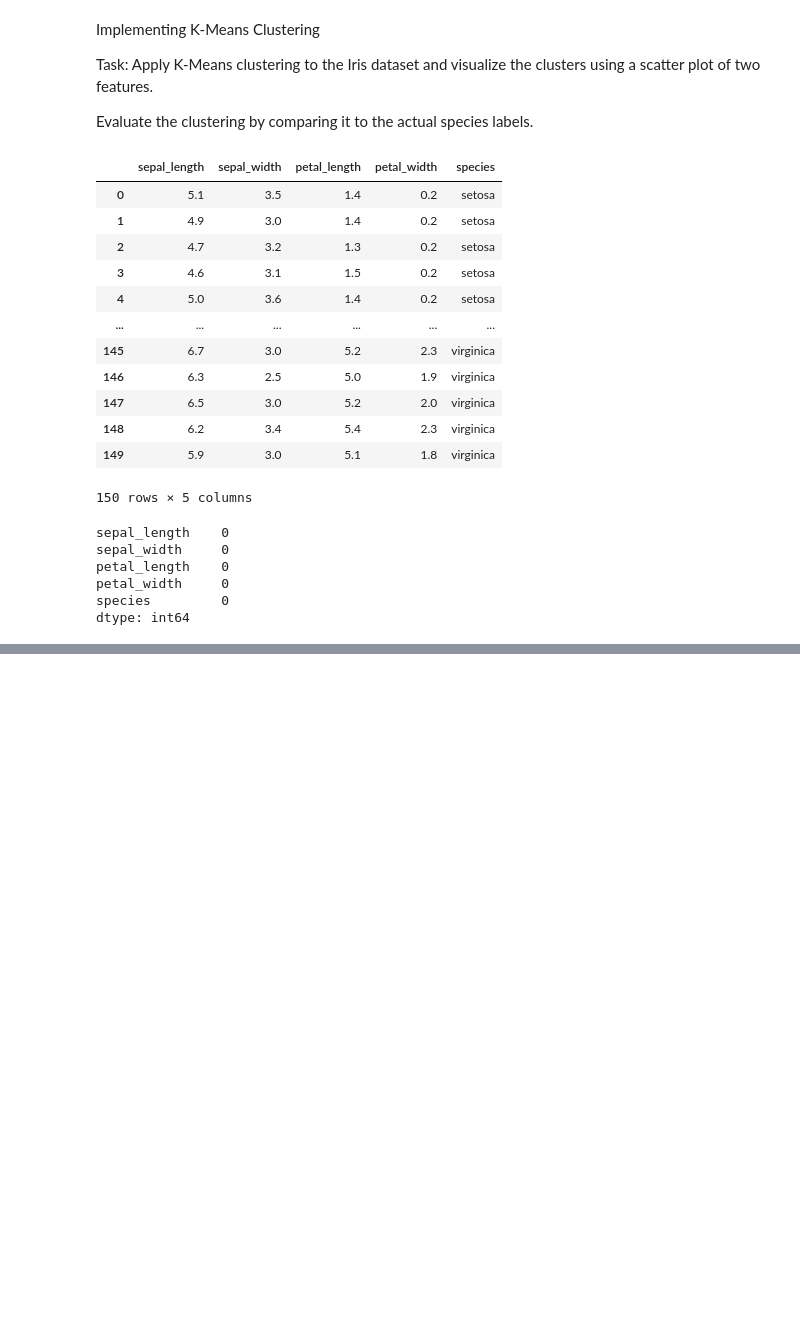
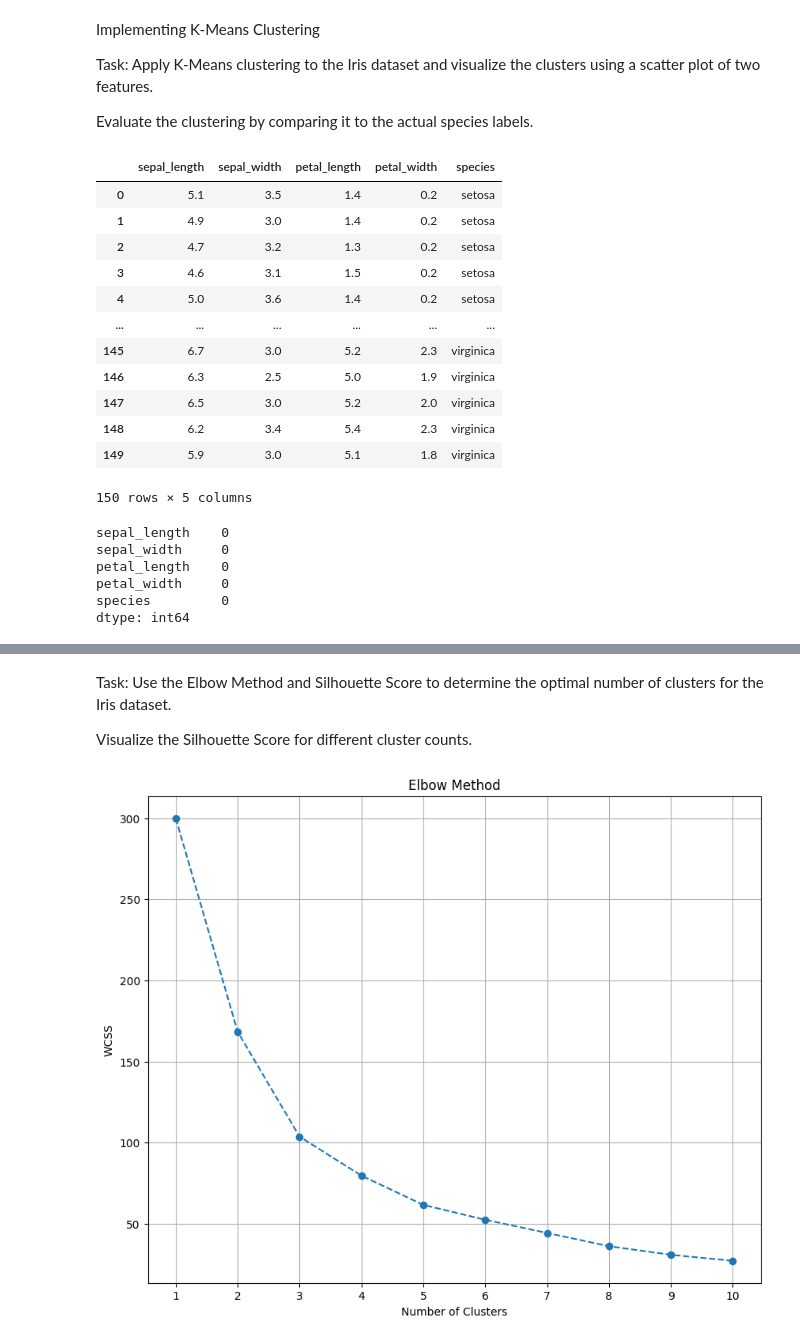
Before and after one commit to amber-khurshid/100DaysOfBytewise, a Jupyter notebook: sixteenth_task.ipynb, the cells around one changed output, grey strips where cells are left out. Cells and saved outputs as stored; diff of their text form; code cells hidden in the pictures; blank space fills up the shorter version.

```diff
--- a/sixteenth_task.ipynb
+++ b/sixteenth_task.ipynb
@@ -48,0 +82,21 @@ clusters = kmean.labels_
+# %% [markdown]
+Task: Use the Elbow Method and Silhouette Score to determine the optimal number of clusters for the Iris dataset.
+
+Visualize the Silhouette Score for different cluster counts.
+# %%
+wcss = []
+for i in range(1, 11):
+    kmean = KMeans(n_clusters=i, n_init=10, random_state=42)
+    kmean.fit(standardized_features)
+    wcss.append(kmean.inertia_)
+
+plt.figure(figsize=(10, 8))
+plt.plot(range(1, 11), wcss, marker='o', linestyle='--')
+plt.xlabel('Number of Clusters')
+plt.ylabel('WCSS')
+plt.title('Elbow Method')
+plt.xticks(range(1, 11))
+plt.grid(True)
+plt.show()
+# %% [output]
+[figure, added]
```
Also changed, not shown: parts of 13 cells of this notebook.
